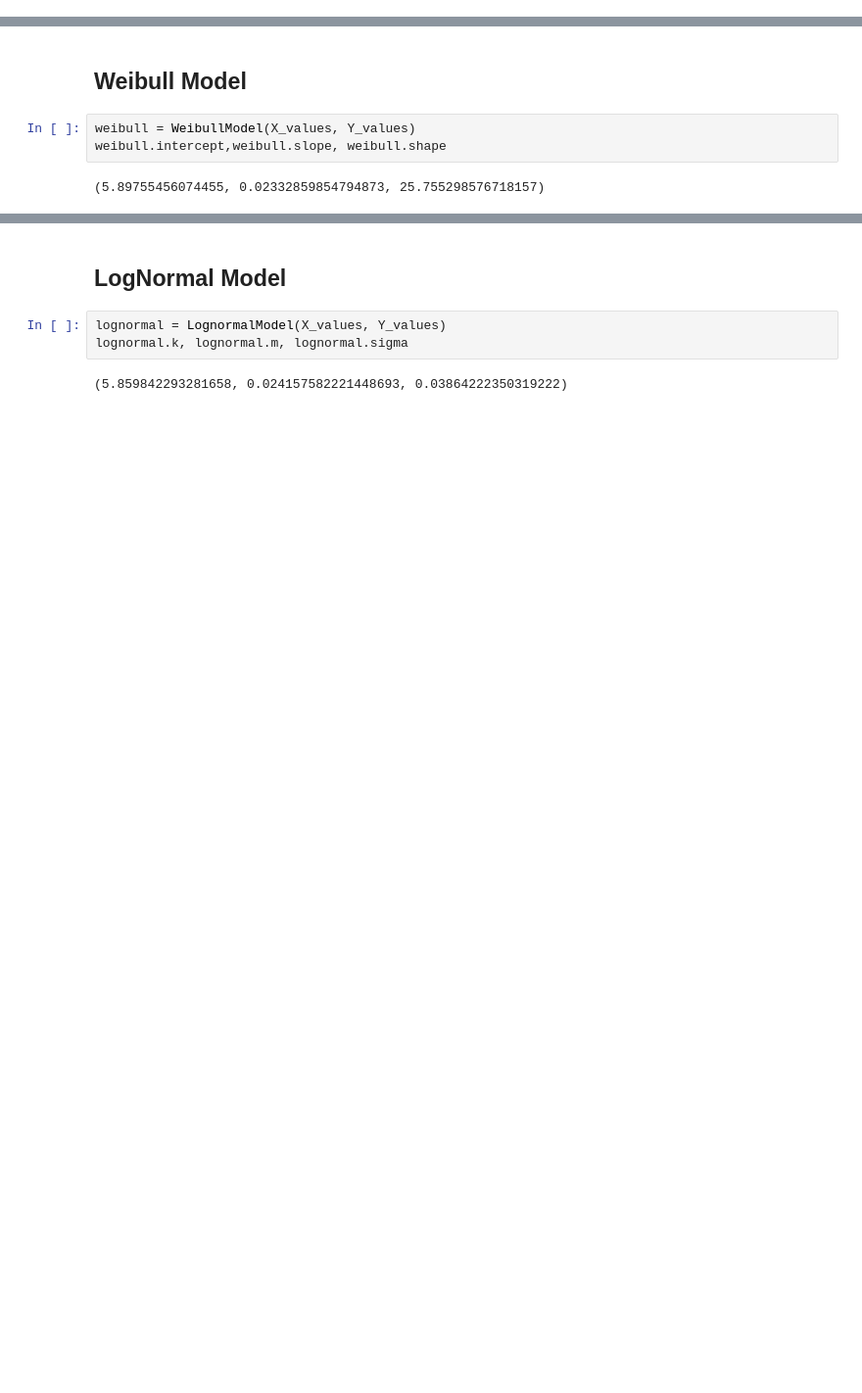
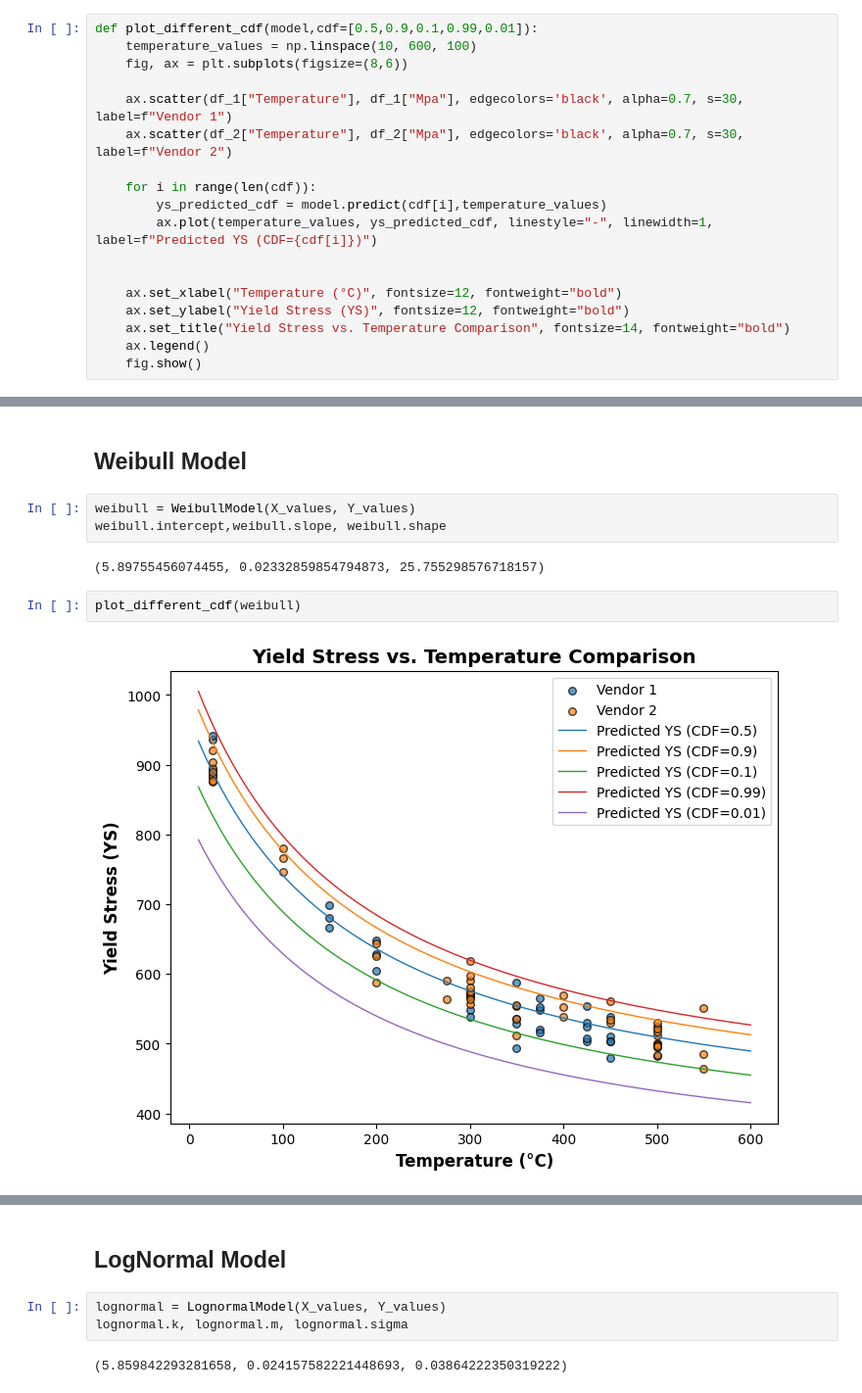
Before and after one commit to Mohit-coder-droid/Probabilistic-model, a Jupyter notebook: exp.ipynb, the cells around one changed output, grey strips where cells are left out. Shown at 98% size. Drawn from its saved outputs; the diff is of its cells as text; blank space fills up the shorter version.

```diff
--- a/exp.ipynb
+++ b/exp.ipynb
@@ -14,0 +17,18 @@ Y_values = df['Mpa'].values
+# %%
+def plot_different_cdf(model,cdf=[0.5,0.9,0.1,0.99,0.01]):
+    temperature_values = np.linspace(10, 600, 100)
+    fig, ax = plt.subplots(figsize=(8,6))
+
+    ax.scatter(df_1["Temperature"], df_1["Mpa"], edgecolors='black', alpha=0.7, s=30, label=f"Vendor 1")
+    ax.scatter(df_2["Temperature"], df_2["Mpa"], edgecolors='black', alpha=0.7, s=30, label=f"Vendor 2")
+
+    for i in range(len(cdf)):
+        ys_predicted_cdf = model.predict(cdf[i],temperature_values)
+        ax.plot(temperature_values, ys_predicted_cdf, linestyle="-", linewidth=1, label=f"Predicted YS (CDF={cdf[i]})")
+
+
+    ax.set_xlabel("Temperature (°C)", fontsize=12, fontweight="bold")
+    ax.set_ylabel("Yield Stress (YS)", fontsize=12, fontweight="bold")
+    ax.set_title("Yield Stress vs. Temperature Comparison", fontsize=14, fontweight="bold")
+    ax.legend()
+    fig.show()
@@ -19,3 +59,7 @@ weibull = WeibullModel(X_values, Y_values)
 weibull.intercept,weibull.slope, weibull.shape
 # %% [output]
 (5.89755456074455, 0.02332859854794873, 25.755298576718157)
+# %%
+plot_different_cdf(weibull)
+# %% [output]
+[figure, added]
```
Also changed, not shown: parts of 23 cells of this notebook, 3 other files.
